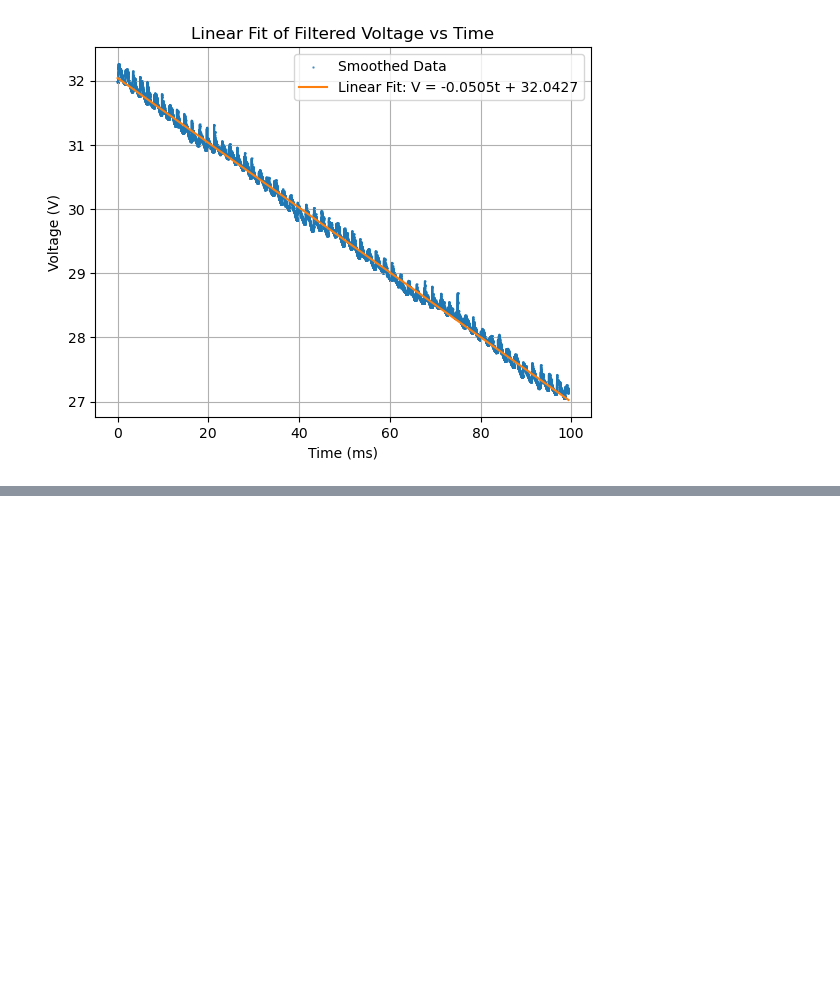
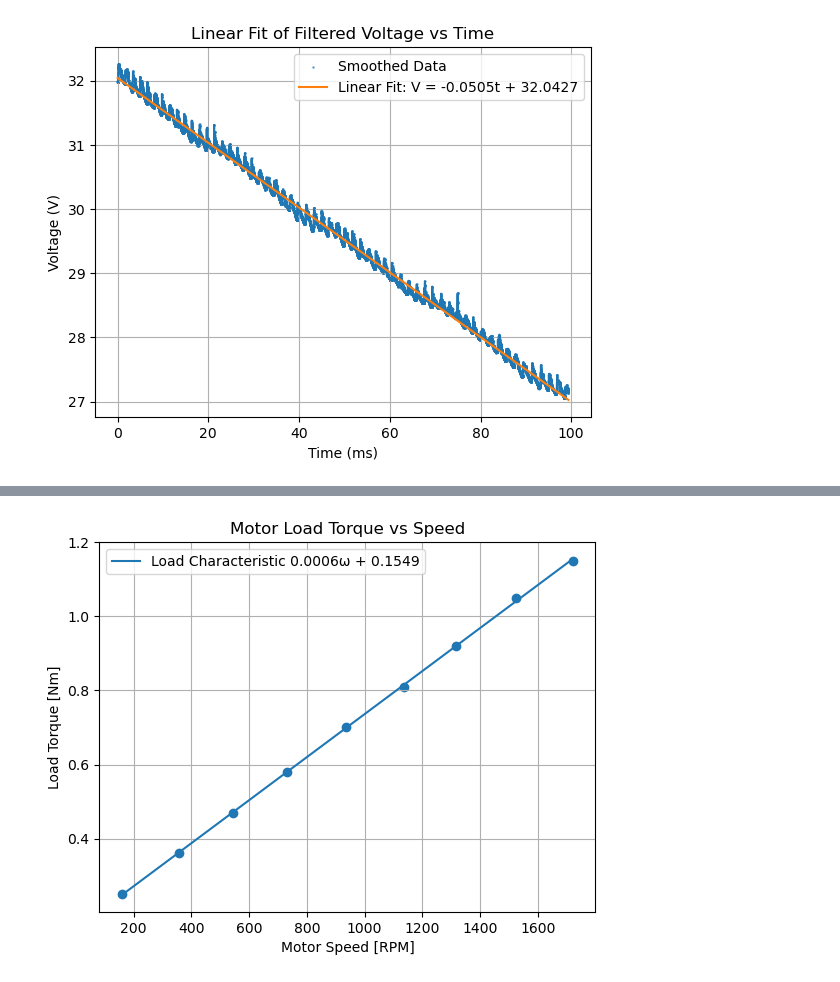
Before and after one commit to Undertaker-86/elec_343, a Jupyter notebook: l2/ryan_analysis.ipynb, the cells around one changed output, grey strips where cells are left out. Cells and saved outputs as stored; diff of their text form; code cells hidden in the pictures; blank space fills up the shorter version.

```diff
--- a/l2/ryan_analysis.ipynb
+++ b/l2/ryan_analysis.ipynb
@@ -87,3 +87,12 @@ plt.grid()
 plt.show()
 # %% [output]
 [figure]
+# %%
+data = {
+    "n [RPM]": [160.00, 356.00, 544.00, 731.00, 935.00, 1136.00, 1316.00, 1525.00, 1721.00],
+    "Tm [Nm]": [0.25, 0.36, 0.47, 0.58, 0.70, 0.81, 0.92, 1.05, 1.15]
+}
+
+df = pl.DataFrame(data)
+
+df.head()
@@ -89,0 +108,27 @@ plt.show()
+# %%
+# Define the images folder path
+images_dir = Path("images")
+
+# Ensure the "images" folder exists
+images_dir.mkdir(parents=True, exist_ok=True)
+
+# Define the file path
+file_path = images_dir / "num8.png"
+
+x = df['n [RPM]']
+y = df['Tm [Nm]']
+
+slope, intercept = np.polyfit(x,y,1)
+y_fit = slope*x + intercept
+
+plt.scatter(df['n [RPM]'], df['Tm [Nm]'])
+plt.plot(x, y_fit, label=fr"Load Characteristic {slope:.4f}ω + {intercept:.4f}")
+plt.grid()
+plt.xlabel("Motor Speed [RPM]")
+plt.ylabel("Load Torque [Nm]")
+plt.legend()
+plt.title("Motor Load Torque vs Speed")
+plt.savefig(file_path, dpi = 300, bbox_inches = "tight")
+plt.show()
+# %% [output]
+[figure, added]
```
Also changed, not shown: parts of 3 cells of this notebook.
